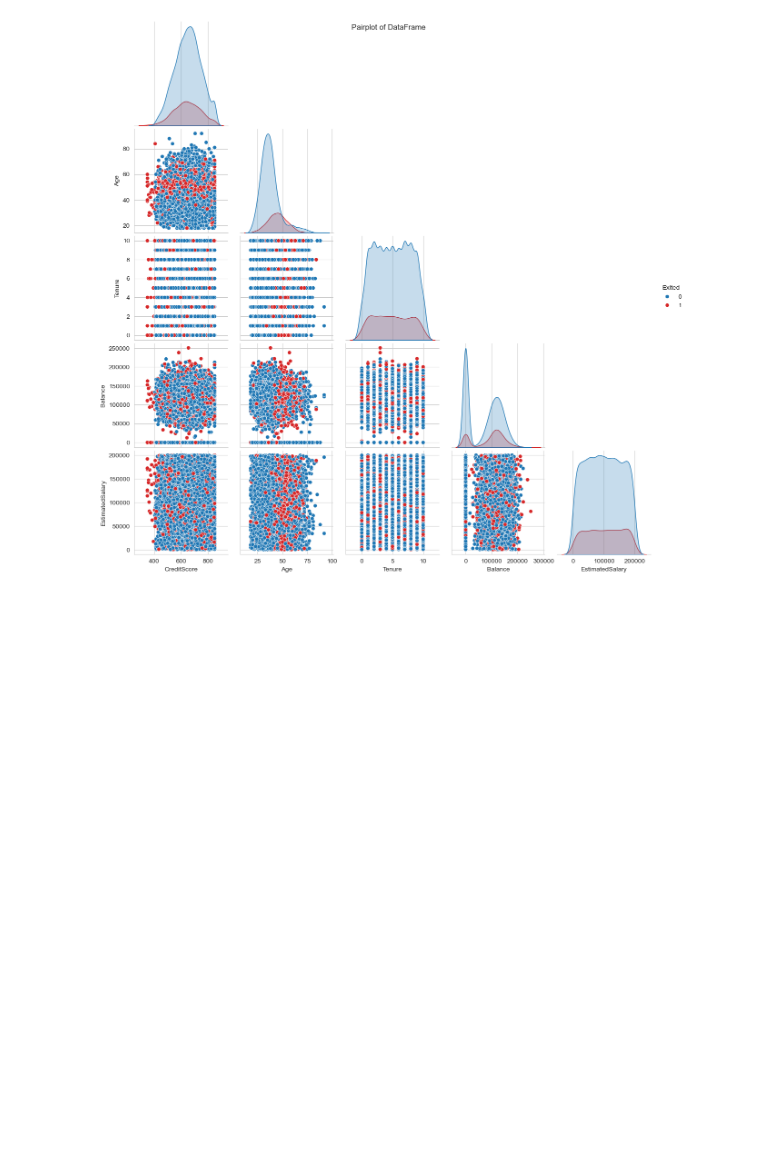
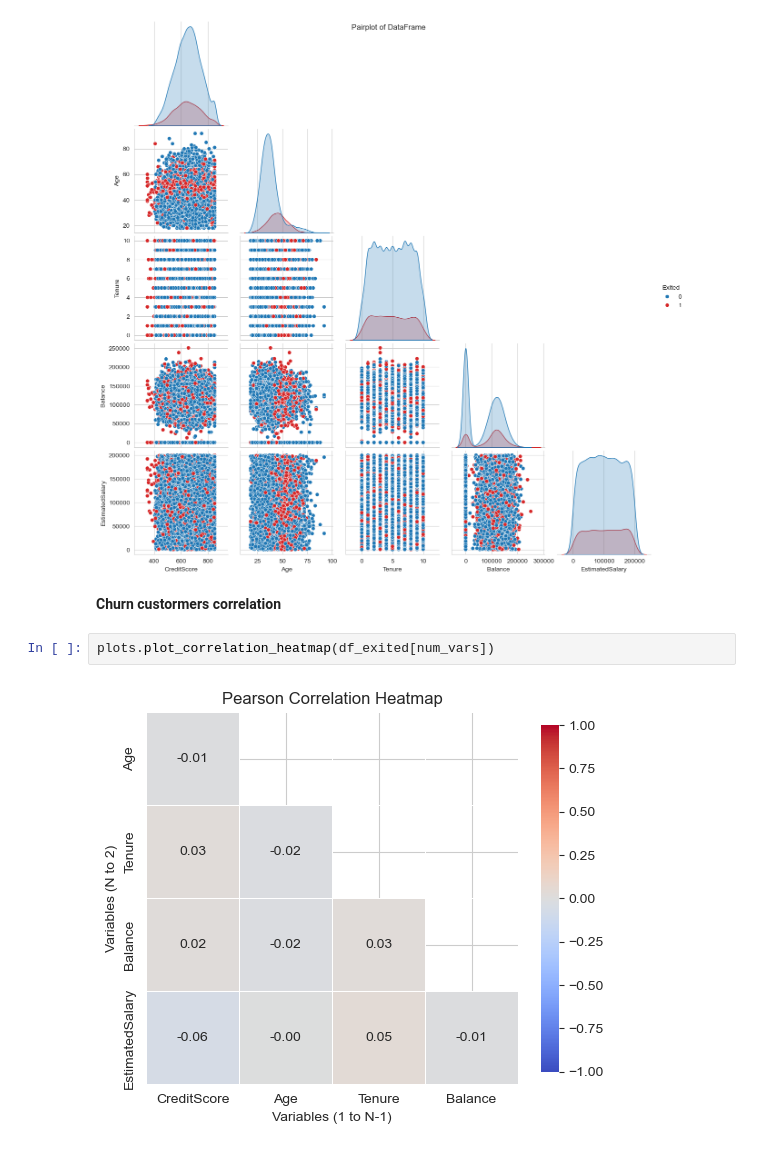
Before and after one commit to davexat/Customer_Churn_Predictor, a Jupyter notebook: notebooks/2.0_dsb_data_exploration.ipynb, the cells around one changed output. Cells and saved outputs as stored; diff of their text form; blank space fills up the shorter version.

```diff
--- a/notebooks/2.0_dsb_data_exploration.ipynb
+++ b/notebooks/2.0_dsb_data_exploration.ipynb
@@ -391,3 +391,9 @@ plt.suptitle('Pairplot of DataFrame')
 plt.show()
 # %% [output]
 [figure]
+# %% [markdown]
+**Churn custormers correlation**
+# %%
+plots.plot_correlation_heatmap(df_exited[num_vars])
+# %% [output]
+[figure, added]
```
Also changed, not shown: parts of 10 cells of this notebook.
